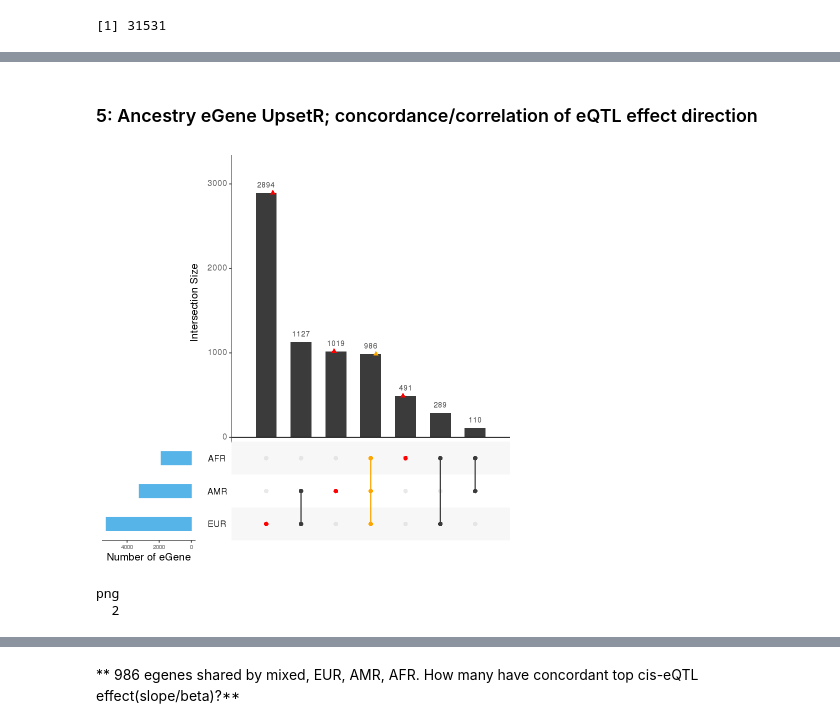
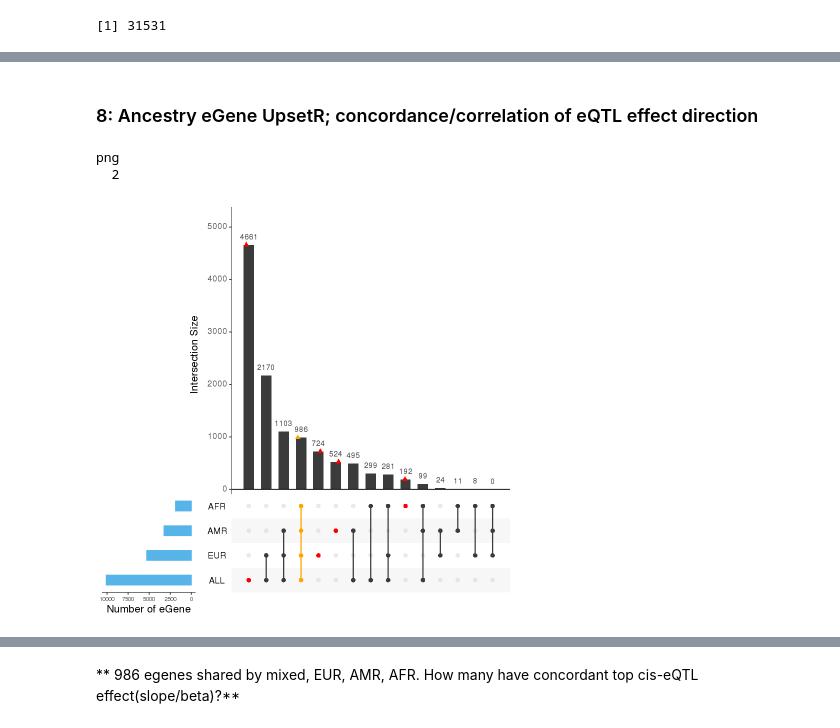
Before and after one commit to gandallab/devBrain_xQTL, a Jupyter notebook: code/04-QTL/cis-eQTL/eqtl_analysis.ipynb, the cells around one changed output, grey strips where cells are left out. Saved outputs shown, nothing was run; the diff lists cells and outputs as text; code cells hidden in the pictures.

```diff
--- a/code/04-QTL/cis-eQTL/eqtl_analysis.ipynb
+++ b/code/04-QTL/cis-eQTL/eqtl_analysis.ipynb
@@ -938,14 +1292,13 @@ all_assoc_amr <- fread("results/amr_perm_15HCP/all_assoc.txt.gz", data.table = F
 # %%
-afr_sig <- read.table("results/afr_perm_25HCP/sig_pheno.txt", header = T, stringsAsFactors = F)
-afr_sig$dist_kb <- afr_sig$dist/1000
-p3 <- ggplot(afr_sig, aes(x = dist_kb)) +
-    geom_density(color = "blue", size = 1) +
-    labs(x = "Distance from TSS (kb)",
-         title = "AFR top cis-eQTL") +
-    theme_classic() +
-    theme(axis.text = element_text(size=10),
-        axis.title = element_text(size=12),
-        plot.title = element_text(size=16, face="bold", hjust = 0.5),
-        plot.subtitle = element_text(size=14, hjust = 0.5))
-p3
+# afr_sig$dist_kb <- afr_sig$dist/1000
+# p3 <- ggplot(afr_sig, aes(x = dist_kb)) +
+#     geom_density(color = "blue", size = 1) +
+#     labs(x = "Distance from TSS (kb)",
+#          title = "AFR top cis-eQTL") +
+#     theme_classic() +
+#     theme(axis.text = element_text(size=10),
+#         axis.title = element_text(size=12),
+#         plot.title = element_text(size=16, face="bold", hjust = 0.5),
+#         plot.subtitle = element_text(size=14, hjust = 0.5))
+# p3
 # ggsave("figures/afr_dist.png", p3, height = 6, width = 6)
@@ -956,52 +1344,51 @@ all_assoc_afr <- fread("results/afr_perm_25HCP/all_assoc.txt.gz", data.table = F
 # %% [markdown]
-### 5: Ancestry eGene UpsetR; concordance/correlation of eQTL effect direction
+### 8: Ancestry eGene UpsetR; concordance/correlation of eQTL effect direction
 # %%
 mixed_gene <- unique(mixed_sig$pid)
 eur_gene <- unique(eur_sig$pid)
 amr_gene <- unique(amr_sig$pid)
 afr_gene <- unique(afr_sig$pid)
 # %%
-genes <- list(Combined = mixed_gene,
+genes <- list(ALL = mixed_gene,
             EUR = eur_gene,
             AMR = amr_gene,
             AFR = afr_gene)
+# %%
+pdf(file="figures/upsetr_egene.pdf", onefile=F)
+upset(fromList(genes), order.by = "freq",
+      sets.bar.color = "#56B4E9",
+      empty.intersections = "on",
+      sets.x.label = "Number of eGene",
+      queries = list(list(query = intersects, params = list("AFR","AMR","EUR","ALL"),
+                          color = "orange", active = F),
+                     list(query = intersects, params = list("AFR"),
+                          color = "red", active = F),
+                     list(query = intersects, params = list("AMR"),
+                          color = "red", active = F),
+                     list(query = intersects, params = list("EUR"),
+                          color = "red", active = F),
+                     list(query = intersects, params = list("ALL"),
+                          color = "red", active = F)),
+      text.scale = c(1.5, 1.5, 1.5, 1, 1.5, 1.5))
+dev.off()
+# %% [output]
+png
+  2
 # %%
-genes1 <- list(EUR = eur_gene,
-            AMR = amr_gene,
-            AFR = afr_gene)
-upset(fromList(genes1), order.by = "freq",
+upset(fromList(genes), order.by = "freq",
       sets.bar.color = "#56B4E9",
       empty.intersections = "on",
       sets.x.label = "Number of eGene",
-      queries = list(list(query = intersects, params = list("AFR","AMR","EUR"),
+      queries = list(list(query = intersects, params = list("AFR","AMR","EUR","ALL"),
                           color = "orange", active = F),
                      list(query = intersects, params = list("AFR"),
                           color = "red", active = F),
                      list(query = intersects, params = list("AMR"),
                           color = "red", active = F),
                      list(query = intersects, params = list("EUR"),
+                          color = "red", active = F),
+                     list(query = intersects, params = list("ALL"),
                           color = "red", active = F)),
       text.scale = c(1.5, 1.5, 1.5, 1, 1.5, 1.5))
 # %% [output]
-[figure, old version]
+[figure, new version]
-# %%
-pdf(file="figures/upsetr_egene.pdf", onefile=F)
-upset(fromList(genes), order.by = "freq",
-      sets.bar.color = "#56B4E9",
-      empty.intersections = "on",
-      sets.x.label = "Number of eGene",
-      queries = list(list(query = intersects, params = list("AFR","AMR","EUR","Combined"),
-                          color = "orange", active = F),
-                     list(query = intersects, params = list("AFR"),
-                          color = "red", active = F),
-                     list(query = intersects, params = list("AMR"),
-                          color = "red", active = F),
-                     list(query = intersects, params = list("EUR"),
-                          color = "red", active = F),
-                     list(query = intersects, params = list("Combined"),
-                          color = "red", active = F)),
-      text.scale = c(1.5, 1.5, 1.5, 1, 1.5, 1.5))
-dev.off()
-# %% [output]
-png
-  2
```
Also changed, not shown: parts of 196 cells of this notebook, 16 other files.
